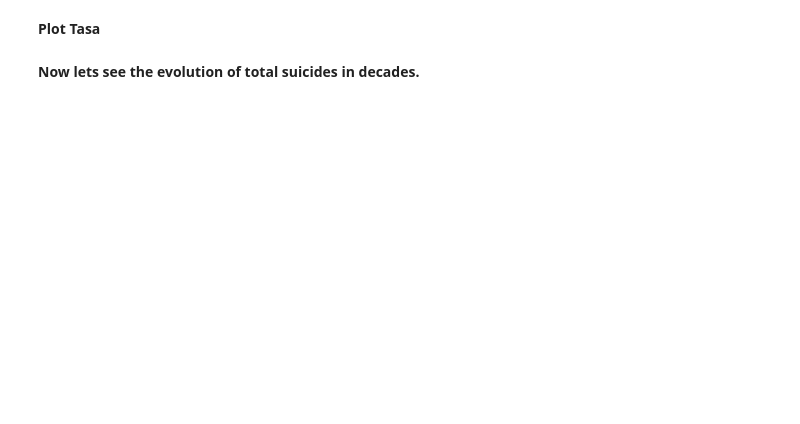
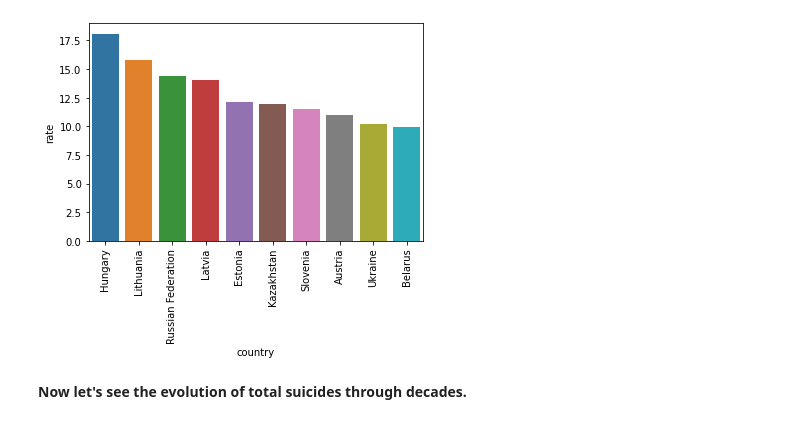
Before and after one commit to panmenor/WHO-Suicide-Basic-EDA-Kaggle, a Jupyter notebook: who-suicide-basic-eda.ipynb, the cells around one changed output. Drawn from its saved outputs; the diff is of its cells as text; code cells hidden in the pictures; blank space fills up the shorter version.

Commit message:
Kaggle Notebook | WHO suicide basic EDA | Version 3

```diff
--- a/who-suicide-basic-eda.ipynb
+++ b/who-suicide-basic-eda.ipynb
@@ -44,3 +109,3 @@ df
 # %%
-df["Tasa"] = df["suicides_no"]/df["population"]*100
+df["rate"] = df["suicides_no"]/df["population"]*100
 df
@@ -49,4 +133,4 @@ df
 # %%
-Tasa_suicidios = df.pivot_table(index=["country"],
-                               aggfunc={"Tasa":sum}).sort_values("Tasa", ascending=False).iloc[0:10:1]
-Tasa_suicidios
+suicide_rate = df.pivot_table(index=["country"],
+                               aggfunc={"rate":sum}).sort_values("rate", ascending=False).iloc[0:10:1]
+suicide_rate
@@ -53,9 +150,9 @@ Tasa_suicidios
-# %% [markdown]
-**Plot Tasa**
 # %%
-sns.barplot(Tasa_suicidios.index, Tasa_suicidios["Tasa"])
+sns.barplot(suicide_rate.index, suicide_rate["rate"])
 plt.xticks(rotation=90)
 plt.show()
+# %% [output]
+[figure, added]
 # %% [markdown]
-**Now lets see the evolution of total suicides in decades.**
+**Now let's see the evolution of total suicides through decades.**
 # %%
```
Also changed, not shown: parts of 49 cells of this notebook.
